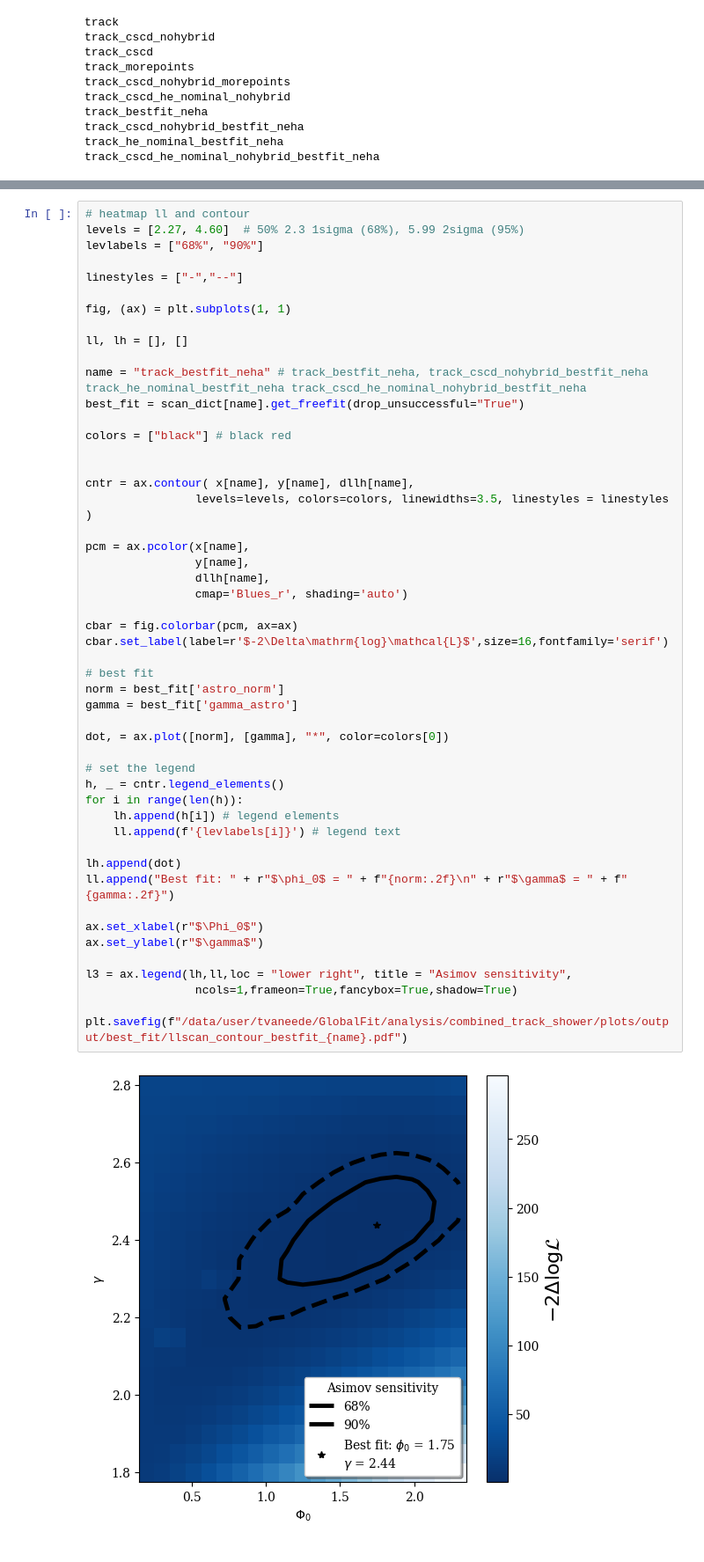
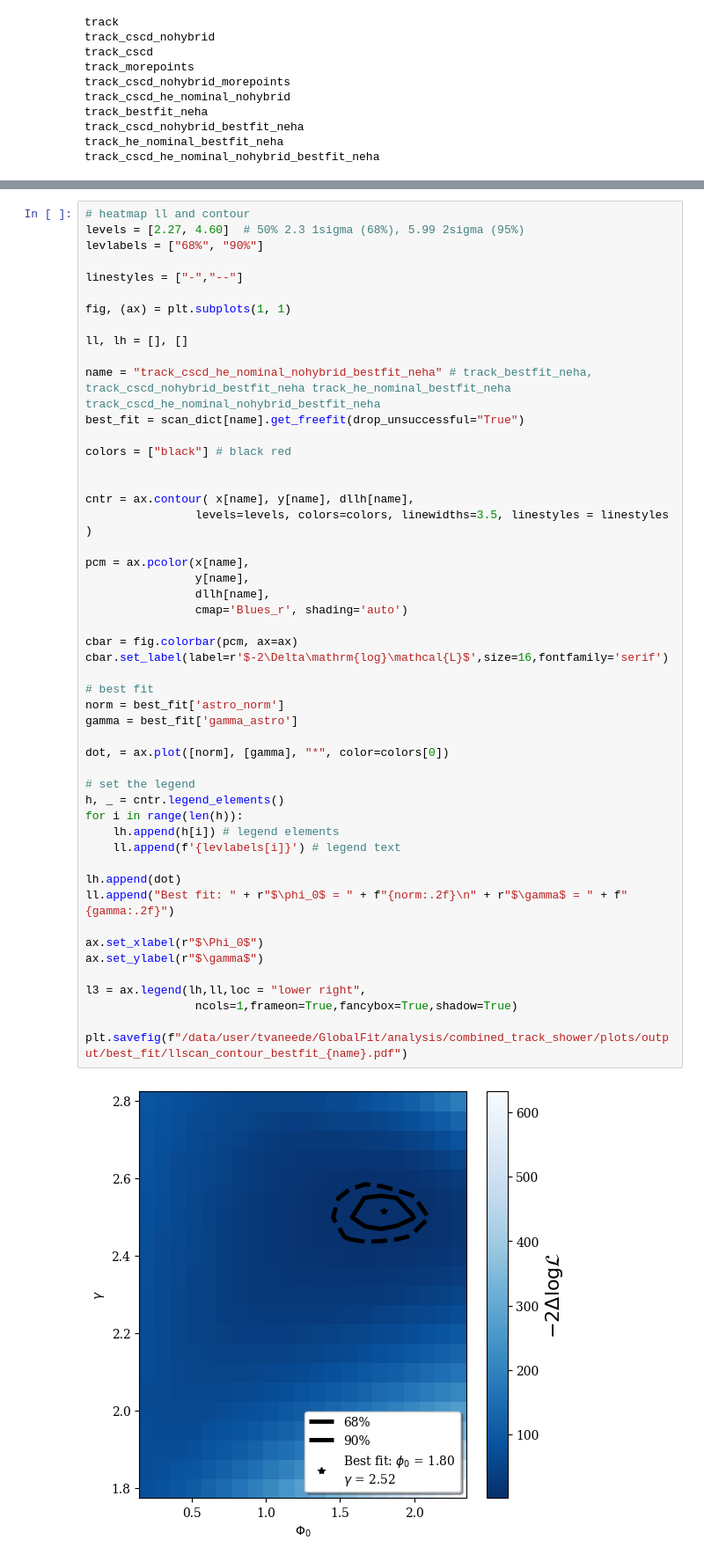
Before and after one commit to tjuanve/icc-ana, a Jupyter notebook: combined_track_shower/plots/best_fit.ipynb, the cells around one changed output, grey strips where cells are left out. Shown at 88% size. Cells and saved outputs as stored; diff of their text form.

```diff
--- a/combined_track_shower/plots/best_fit.ipynb
+++ b/combined_track_shower/plots/best_fit.ipynb
@@ -145,7 +145,7 @@ fig, (ax) = plt.subplots(1, 1)
 
 ll, lh = [], []
 
-name = "track_bestfit_neha" # track_bestfit_neha, track_cscd_nohybrid_bestfit_neha track_he_nominal_bestfit_neha track_cscd_he_nominal_nohybrid_bestfit_neha
+name = "track_cscd_he_nominal_nohybrid_bestfit_neha" # track_bestfit_neha, track_cscd_nohybrid_bestfit_neha track_he_nominal_bestfit_neha track_cscd_he_nominal_nohybrid_bestfit_neha
 best_fit = scan_dict[name].get_freefit(drop_unsuccessful="True")
 
 colors = ["black"] # black red
@@ -157,35 +157,35 @@ cntr = ax.contour( x[name], y[name], dllh[name],
 pcm = ax.pcolor(x[name],
                 y[name],
                 dllh[name],
                 cmap='Blues_r', shading='auto')
 
 cbar = fig.colorbar(pcm, ax=ax)
 cbar.set_label(label=r'$-2\Delta\mathrm{log}\mathcal{L}$',size=16,fontfamily='serif')
 
 # best fit
 norm = best_fit['astro_norm']
 gamma = best_fit['gamma_astro']
 
 dot, = ax.plot([norm], [gamma], "*", color=colors[0])
 
 # set the legend
 h, _ = cntr.legend_elements()
 for i in range(len(h)):
     lh.append(h[i]) # legend elements
     ll.append(f'{levlabels[i]}') # legend text
 
 lh.append(dot)
 ll.append("Best fit: " + r"$\phi_0$ = " + f"{norm:.2f}\n" + r"$\gamma$ = " + f"{gamma:.2f}")
 
 ax.set_xlabel(r"$\Phi_0$")
 ax.set_ylabel(r"$\gamma$")
 
-l3 = ax.legend(lh,ll,loc = "lower right", title = "Asimov sensitivity",
+l3 = ax.legend(lh,ll,loc = "lower right",
                 ncols=1,frameon=True,fancybox=True,shadow=True)
 
 plt.savefig(f"/data/user/tvaneede/GlobalFit/analysis/combined_track_shower/plots/output/best_fit/llscan_contour_bestfit_{name}.pdf")
 # %% [output]
-[figure, old version]
+[figure, new version]
 # %%
 # compare contour
 name1 = "track_bestfit_neha"
```
Also changed, not shown: 4 other files.
